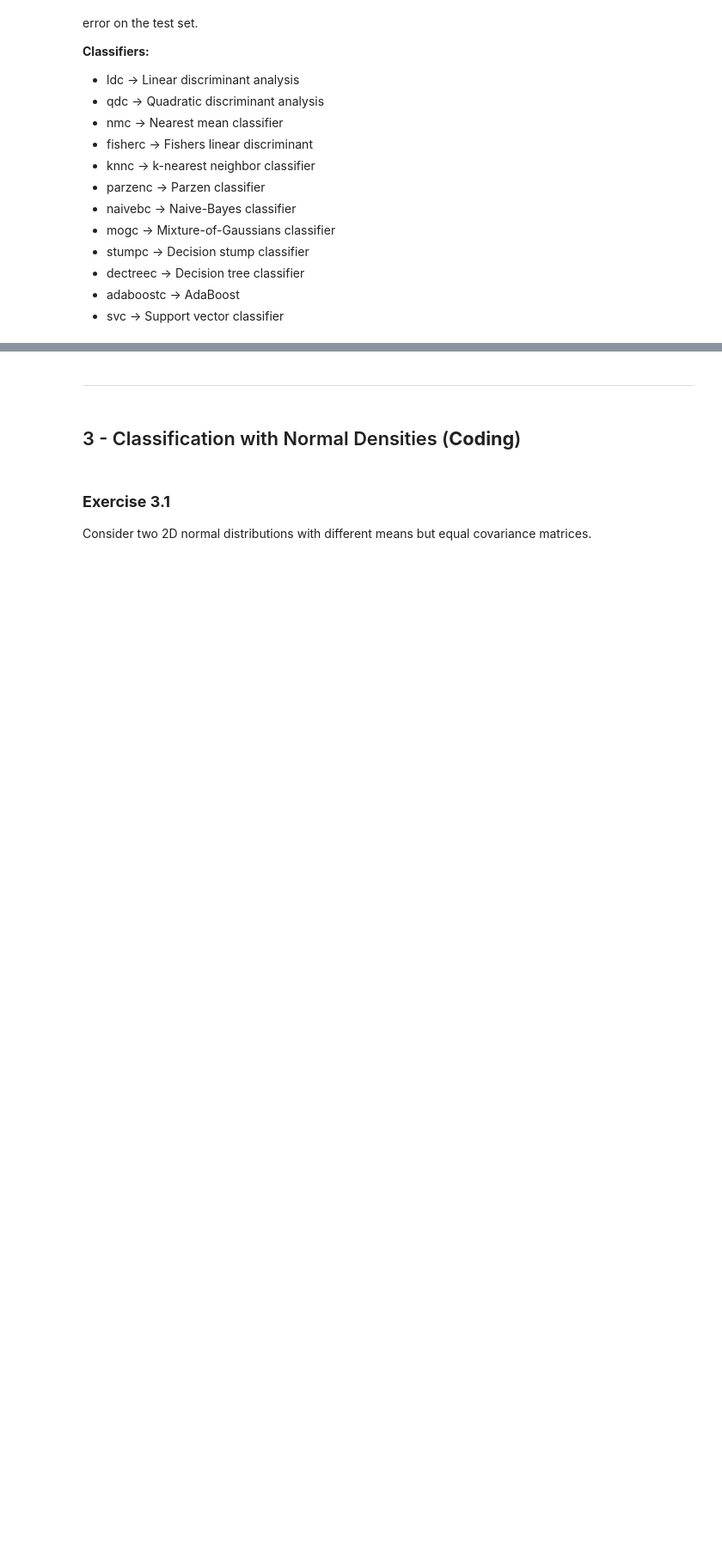
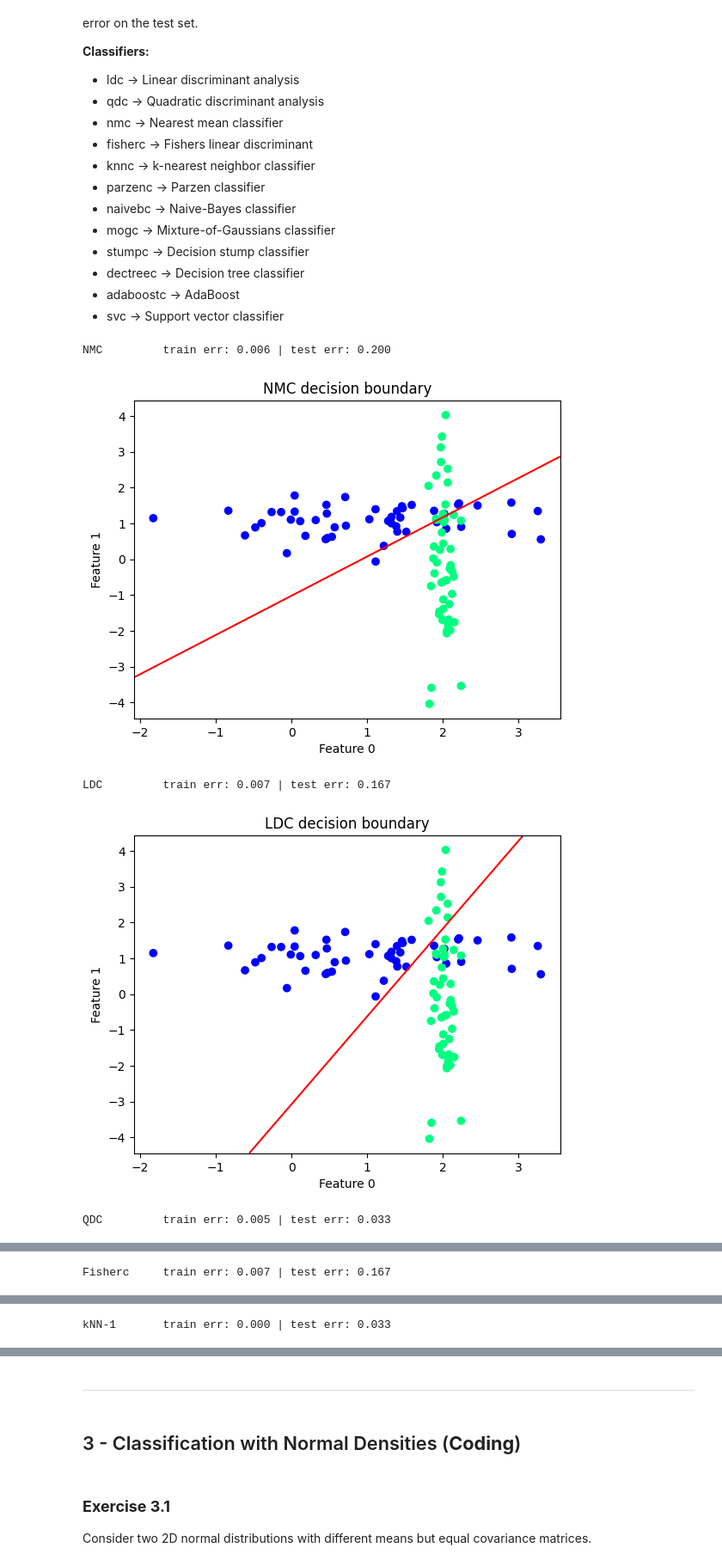
Before and after one commit to ioan-hedea/deepLearning4005, a Jupyter notebook: Assignment_1.ipynb, the cells around one changed output, grey strips where cells are left out. Shown: that part at 86% size. Drawn from its saved outputs; the diff is of its cells as text; code cells hidden in the pictures; blank space fills up the shorter version.

```diff
--- a/Assignment_1.ipynb
+++ b/Assignment_1.ipynb
@@ -356,3 +226,20 @@ Difficult dataset 40 by 2 prdataset with 2 classes: [20 20]
+# %%
+# stratified split (70/30). In PRTools this is usually gendat(dataset, frac)
+tr, te = pr.gendat(b, 0.7)
+
+def fit_eval_plot(name, clf, tr, te):
+    clf.train(tr)
+    c_tr = clf.eval(tr)
+    c_te = clf.eval(te)
+    err_tr = pr.testc(c_tr)
+    err_te = pr.testc(c_te)
+    print(f"{name:10s}  train err: {err_tr:.3f} | test err: {err_te:.3f}")
+
+    pr.scatterd(b)        # plot all points for context
+    pr.plotc(clf)         # decision boundary of the trained classifier
+    plt.title(f"{name} decision boundary")
+    plt.show()
+    return err_tr, err_te
 # %% [markdown]
 ### **Exercise 2.1**
 
@@ -371,3 +258,64 @@ Train the following classifiers on some 2D datasets and visualize the decision b
 * dectreec -> Decision tree classifier
 * adaboostc -> AdaBoost
 * svc -> Support vector classifier
+# %%
+results = {}
+
+# (a) Nearest Mean
+nmc = pr.nmc()
+results['NMC'] = fit_eval_plot('NMC', nmc, tr, te)
+
+# (b) Linear Discriminant (LDA)
+lda = pr.ldc()
+results['LDC'] = fit_eval_plot('LDC', lda, tr, te)
+
+# (c) Quadratic Discriminant (QDA)
+qda = pr.qdc()
+results['QDC'] = fit_eval_plot('QDC', qda, tr, te)
+
+# (d) Fisher’s linear classifier
+fisher = pr.fisherc()
+results['Fisherc'] = fit_eval_plot('Fisherc', fisher, tr, te)
+
+# (e) k-NN for a few k’s
+for k in [1,3,5,7,9]:
+    knn = pr.knnc(k)
+    results[f'kNN-{k}'] = fit_eval_plot(f'kNN-{k}', knn, tr, te)
+
+# (f) Parzen (kernel density) — try a few bandwidths
+for h in [0.2, 0.5, 1.0]:
+    par = pr.parzenc(h)   # if your build uses a different arg name, try sigma=h
+    results[f'Parzen-{h}'] = fit_eval_plot(f'Parzen-{h}', par, tr, te)
+
+nb = pr.naivebc()
+results['NaiveBayes'] = fit_eval_plot('NaiveBayes', nb, tr, te)
+
+# Mixture of Gaussians per class (tweak n_components if it under/overfits)
+mog = pr.mogc([2, 'f', 1e-6, 1e-6, 200])
+results['MoG-2'] = fit_eval_plot('MoG-2', mog, tr, te)
+
+# # Decision tree (depth can be controlled; names vary across PRTools versions)
+tree = pr.dectreec([3])   # if your build uses 'depth' instead, swap the arg name
+results['Tree-d3'] = fit_eval_plot('Tree-d3', tree, tr, te)
+tr.targets = np.ravel(tr.targets)
+te.targets = np.ravel(te.targets)
+# AdaBoost (boosted stumps by default; otherwise pass base=pr.stumpc())
+boost = pr.adaboostc([100])
+results['AdaBoost'] = fit_eval_plot('AdaBoost', boost, tr, te)
+
+# SVMs — try a small grid (linear / RBF). Param names differ by build; adjust if needed.
+svm_lin = pr.svc(['linear', 1, 1.0])   # [kernel, dummy_degree_int, C]
+results['SVM-linear'] = fit_eval_plot('SVM-linear', svm_lin, tr, te)
+
+# RBF SVM (sigma = 1.0  -> gamma = 1/sigma^2)
+svm_rbf = pr.svc(['rbf', 1.0, 10.0])   # [kernel, sigma, C]
+results['SVM-RBF'] = fit_eval_plot('SVM-RBF', svm_rbf, tr, te)
+print("\nSummary (train, test):")
+for k,v in results.items():
+    print(f"{k:12s} -> {v}")
+# %% [output]
+NMC         train err: 0.006 | test err: 0.200
+[figure, added]
+LDC         train err: 0.007 | test err: 0.167
+[figure, added]
+QDC         train err: 0.005 | test err: 0.033
@@ -373,0 +323 @@ Train the following classifiers on some 2D datasets and visualize the decision b
+Fisherc     train err: 0.007 | test err: 0.167
@@ -373,0 +325 @@ Train the following classifiers on some 2D datasets and visualize the decision b
+kNN-1       train err: 0.000 | test err: 0.033
```
Also changed, not shown: parts of 21 cells of this notebook.
